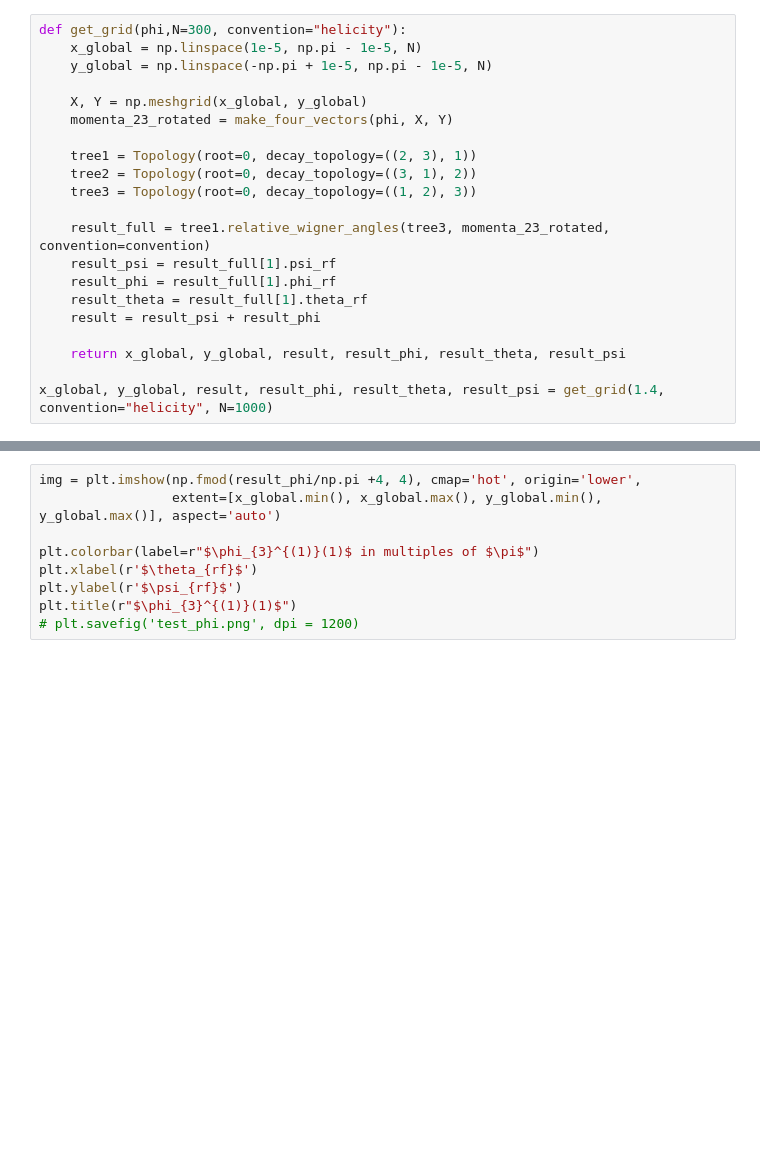
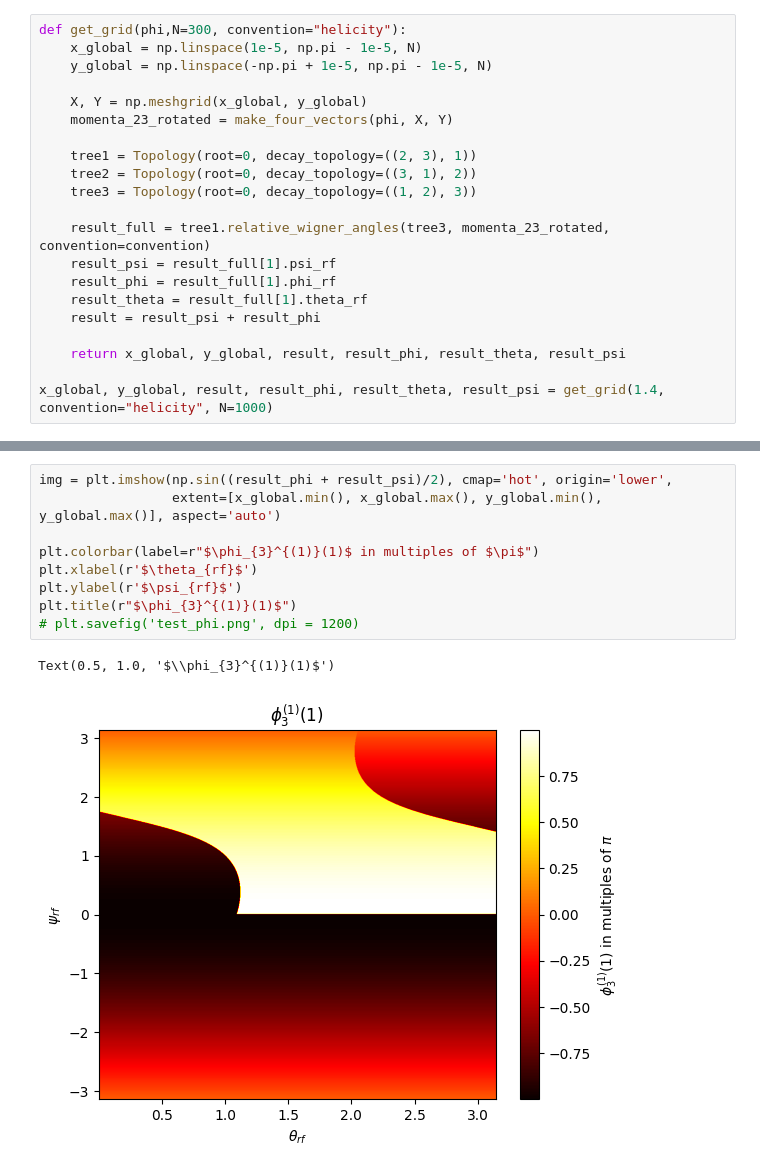
Before and after one commit to KaiHabermann/decayangle, a Jupyter notebook: notebooks/fun_with_angles.ipynb, the cells around one changed output, grey strips where cells are left out. Drawn from its saved outputs; the diff is of its cells as text; blank space fills up the shorter version.

```diff
--- a/notebooks/fun_with_angles.ipynb
+++ b/notebooks/fun_with_angles.ipynb
@@ -103,12 +127,15 @@ plt.title(r"$\psi_{3}^{(1)}(1) + \phi_{3}^{(1)}(1)$")
 # %%
-img = plt.imshow(np.fmod(result_phi/np.pi +4, 4), cmap='hot', origin='lower',
+img = plt.imshow(np.sin((result_phi + result_psi)/2), cmap='hot', origin='lower',
                  extent=[x_global.min(), x_global.max(), y_global.min(), y_global.max()], aspect='auto')
 
 plt.colorbar(label=r"$\phi_{3}^{(1)}(1)$ in multiples of $\pi$")
 plt.xlabel(r'$\theta_{rf}$')
 plt.ylabel(r'$\psi_{rf}$')
 plt.title(r"$\phi_{3}^{(1)}(1)$")
 # plt.savefig('test_phi.png', dpi = 1200)
+# %% [output]
+Text(0.5, 1.0, '$\\phi_{3}^{(1)}(1)$')
+[figure, added]
 # %%
 img = plt.imshow(result_psi/np.pi, cmap='hot', origin='lower',
                  extent=[x_global.min(), x_global.max(), y_global.min(), y_global.max()], aspect='auto')
```
Also changed, not shown: parts of 6 cells of this notebook, 3 other files.
